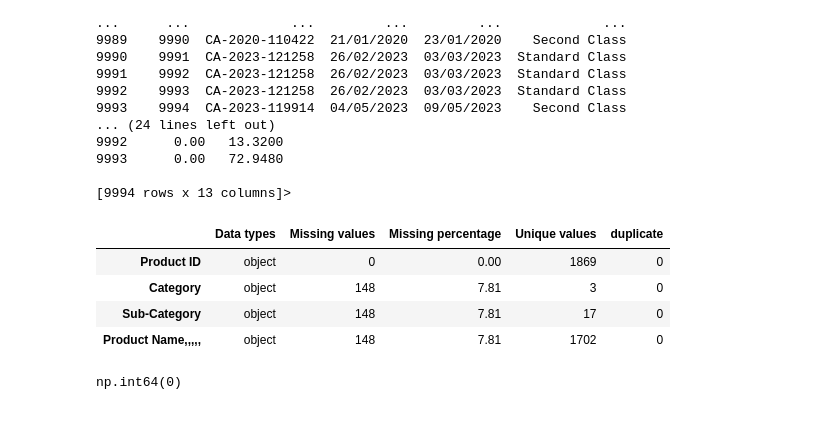
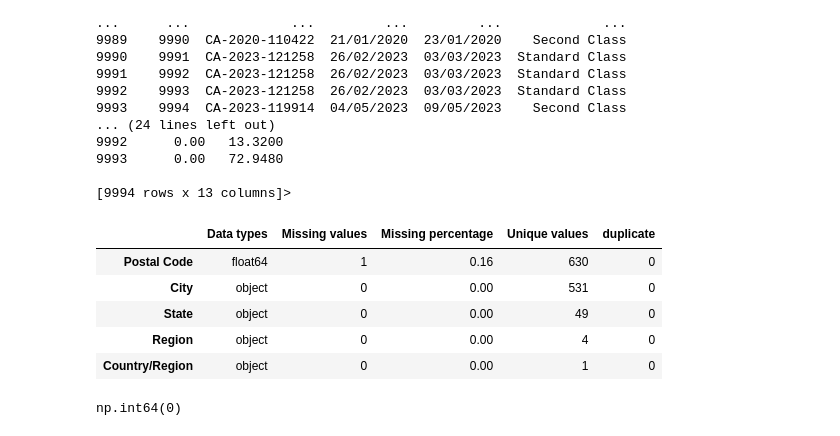
Before and after one commit to Ohenedarkoh/ecommerce-sales-pipeline, a Jupyter notebook: data_profiling/profiling.ipynb, the cells around one changed output. Cells and saved outputs as stored; diff of their text form; code cells hidden in the pictures.

```diff
--- a/data_profiling/profiling.ipynb
+++ b/data_profiling/profiling.ipynb
@@ -153,21 +153,22 @@ Orders.info
 # %%
 def profile_col(df):
     profile = {
         "Data types": df.dtypes,
         "Missing values":df.isna().sum(),
         "Missing percentage": (df.isna().mean() * 100 ).round(2),
         "Unique values": df.nunique(),
         "duplicate":df.duplicated().sum()
     }
     return pd.DataFrame(profile)
 
-profile_col(Products)
+profile_col(Location)
 # %% [output]
 |  | Data types | Missing values | Missing percentage | Unique values | duplicate |
-| Product ID | object | 0 | 0.00 | 1869 | 0 |
-| Category | object | 148 | 7.81 | 3 | 0 |
-| Sub-Category | object | 148 | 7.81 | 17 | 0 |
-| Product Name,,,,, | object | 148 | 7.81 | 1702 | 0 |
+| Postal Code | float64 | 1 | 0.16 | 630 | 0 |
+| City | object | 0 | 0.00 | 531 | 0 |
+| State | object | 0 | 0.00 | 49 | 0 |
+| Region | object | 0 | 0.00 | 4 | 0 |
+| Country/Region | object | 0 | 0.00 | 1 | 0 |
 # %%
 customers['Customer ID'].duplicated().sum()
 # %% [output]
```
